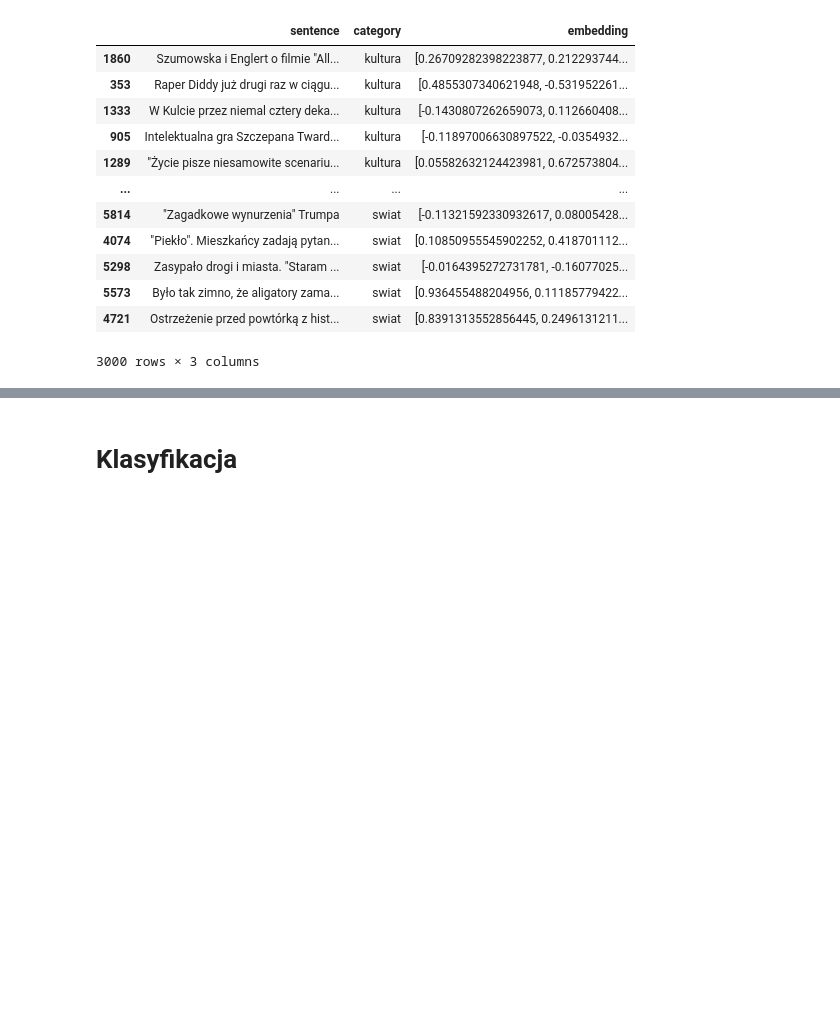
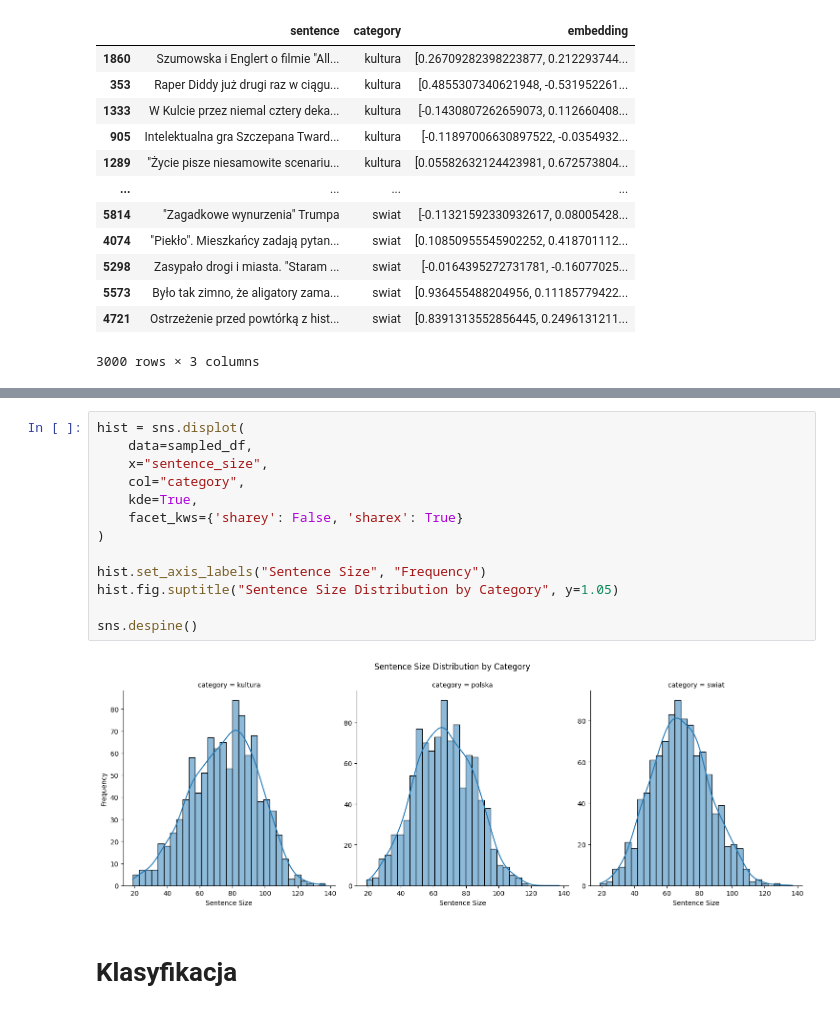
Before and after one commit to hubspl/ht_ds_project, a Jupyter notebook: project.ipynb, the cells around one changed output, grey strips where cells are left out. Saved outputs shown, nothing was run; the diff lists cells and outputs as text; blank space fills up the shorter version.

```diff
--- a/project.ipynb
+++ b/project.ipynb
@@ -73,3 +101,18 @@ sampled_df
+# %%
+hist = sns.displot(
+    data=sampled_df,
+    x="sentence_size",
+    col="category",
+    kde=True,
+    facet_kws={'sharey': False, 'sharex': True}
+)
+
+hist.set_axis_labels("Sentence Size", "Frequency")
+hist.fig.suptitle("Sentence Size Distribution by Category", y=1.05)
+
+sns.despine()
+# %% [output]
+[figure, added]
 # %% [markdown]
 # Klasyfikacja
 # %% [markdown]
```
Also changed, not shown: parts of 20 cells of this notebook.
